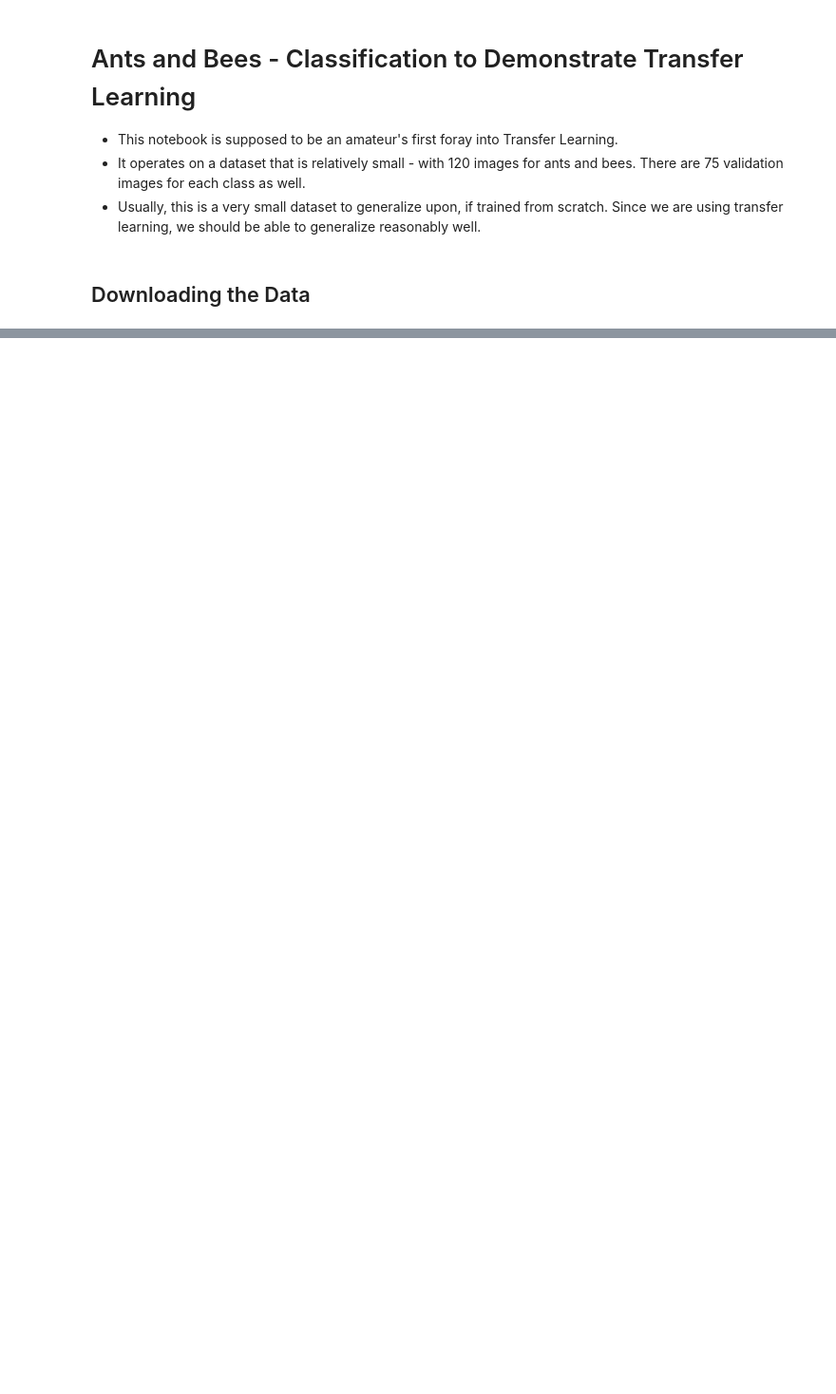
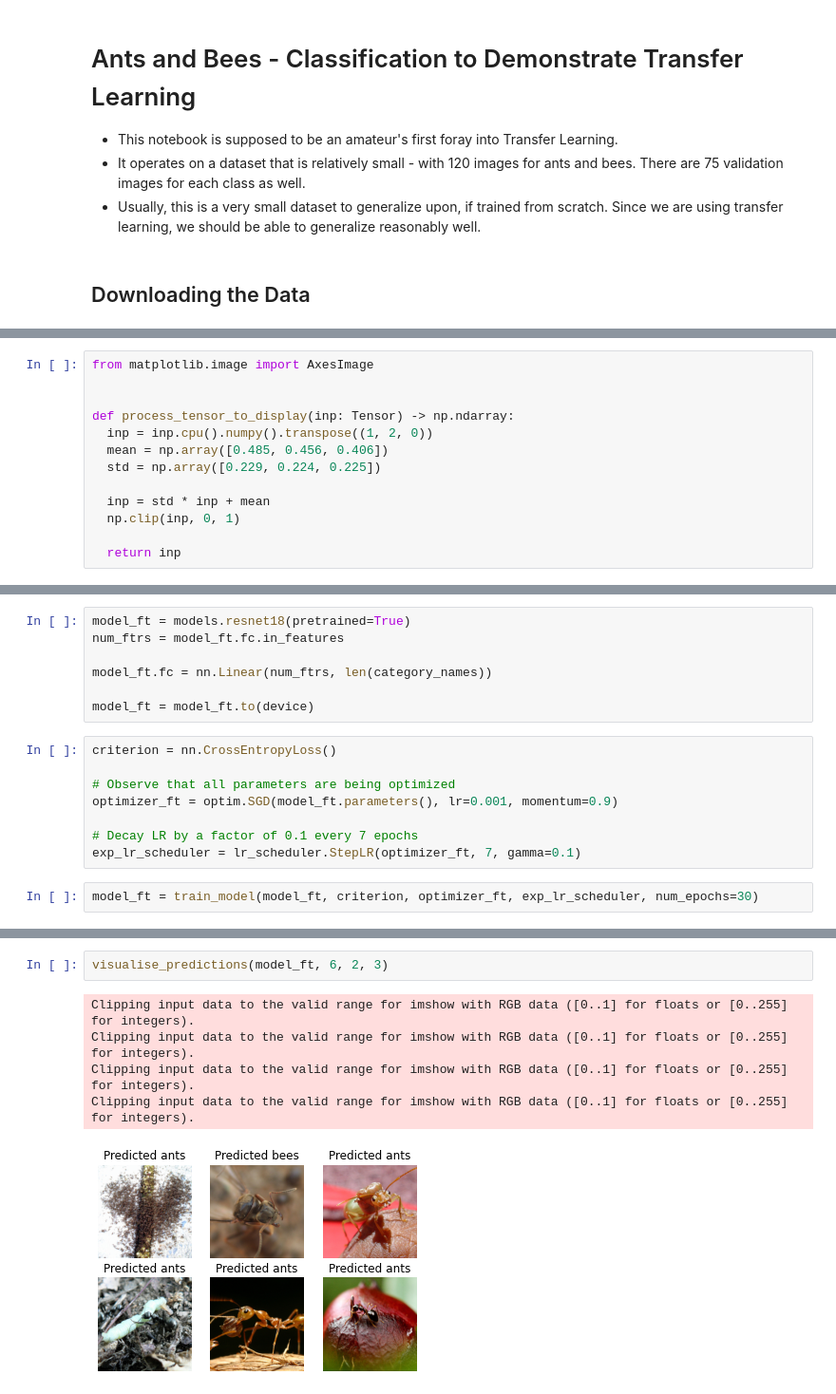
Before and after one commit to Vortexx2/ants-and-bees, a Jupyter notebook: notebook.ipynb, the cells around one changed output, grey strips where cells are left out. Shown at 95% size. Saved outputs shown, nothing was run; the diff lists cells and outputs as text; blank space fills up the shorter version.

Commit message:
Finished prediction of model with finetuned parameters

```diff
--- a/notebook.ipynb
+++ b/notebook.ipynb
@@ -43,0 +204,13 @@ AssertionError: Destination folder already exists
+# %%
+from matplotlib.image import AxesImage
+
+
+def process_tensor_to_display(inp: Tensor) -> np.ndarray:
+  inp = inp.cpu().numpy().transpose((1, 2, 0))
+  mean = np.array([0.485, 0.456, 0.406])
+  std = np.array([0.229, 0.224, 0.225])
+
+  inp = std * inp + mean
+  np.clip(inp, 0, 1)
+
+  return inp
@@ -43,0 +251,17 @@ AssertionError: Destination folder already exists
+# %%
+model_ft = models.resnet18(pretrained=True)
+num_ftrs = model_ft.fc.in_features
+
+model_ft.fc = nn.Linear(num_ftrs, len(category_names))
+
+model_ft = model_ft.to(device)
+# %%
+criterion = nn.CrossEntropyLoss()
+
+# Observe that all parameters are being optimized
+optimizer_ft = optim.SGD(model_ft.parameters(), lr=0.001, momentum=0.9)
+
+# Decay LR by a factor of 0.1 every 7 epochs
+exp_lr_scheduler = lr_scheduler.StepLR(optimizer_ft, 7, gamma=0.1)
+# %%
+model_ft = train_model(model_ft, criterion, optimizer_ft, exp_lr_scheduler, num_epochs=30)
@@ -43,0 +287,8 @@ AssertionError: Destination folder already exists
+# %%
+visualise_predictions(model_ft, 6, 2, 3)
+# %% [output]
+Clipping input data to the valid range for imshow with RGB data ([0..1] for floats or [0..255] for integers).
+Clipping input data to the valid range for imshow with RGB data ([0..1] for floats or [0..255] for integers).
+Clipping input data to the valid range for imshow with RGB data ([0..1] for floats or [0..255] for integers).
+Clipping input data to the valid range for imshow with RGB data ([0..1] for floats or [0..255] for integers).
+[figure, added]
```
Also changed, not shown: parts of 18 cells of this notebook, 1 other file.
